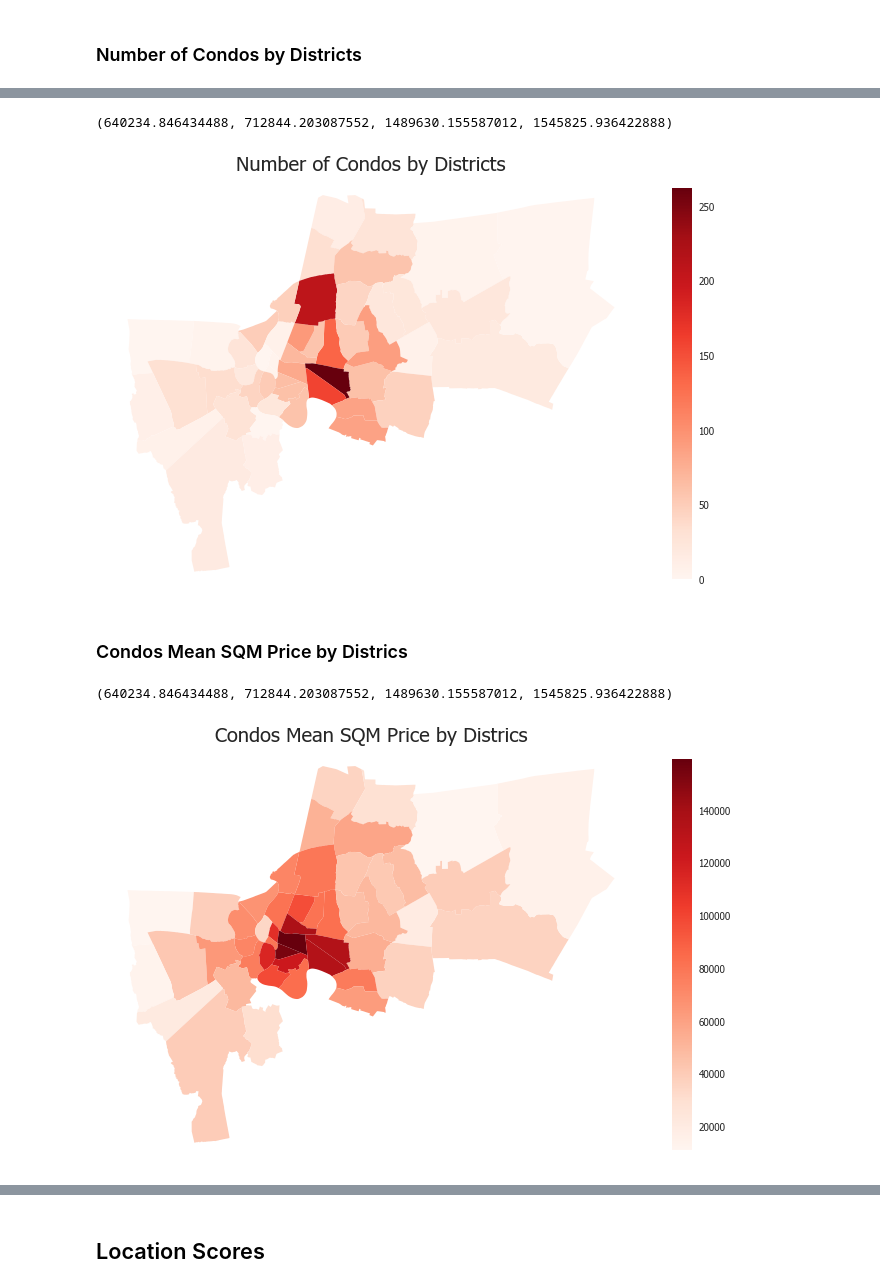
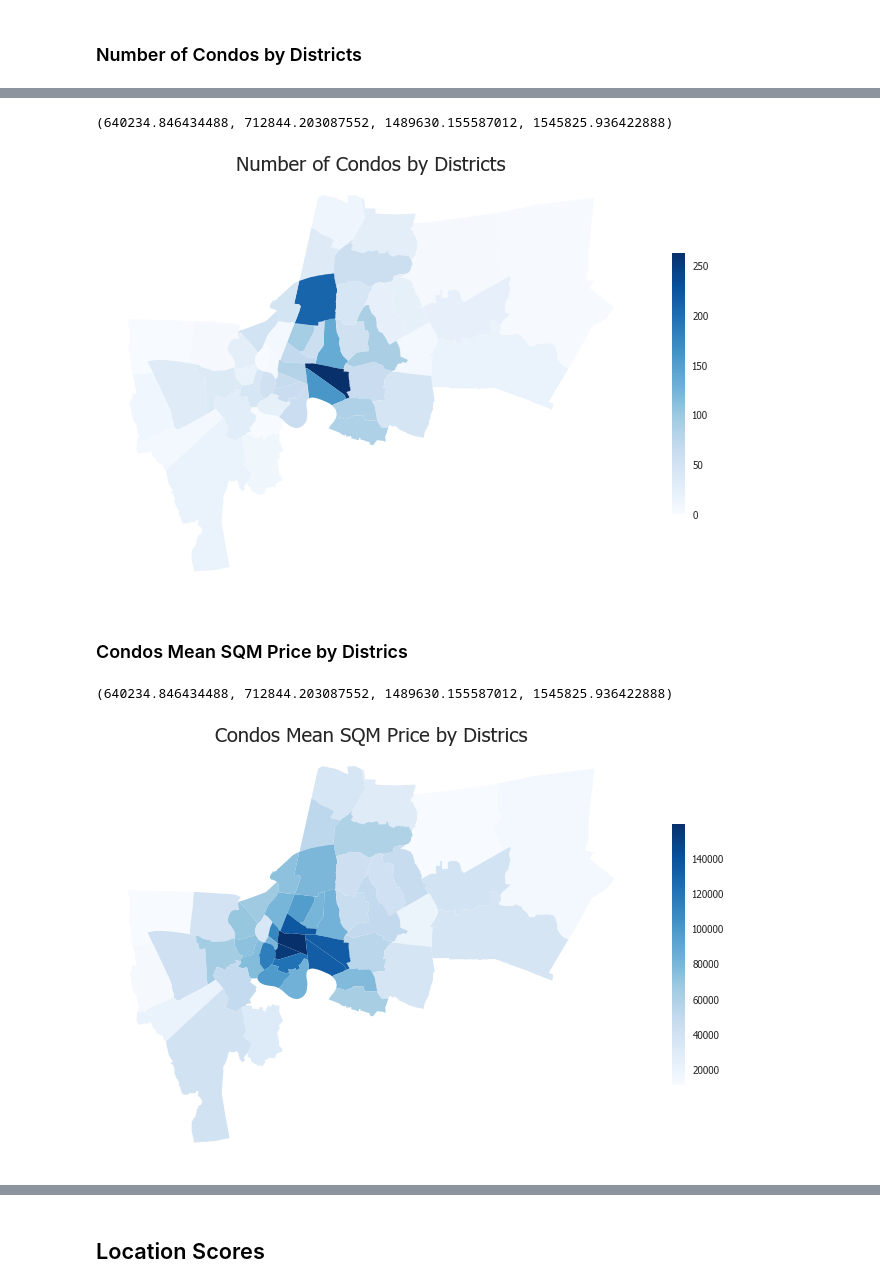
Before and after one commit to terjirapat/DADS5001-Project, a Jupyter notebook: project.ipynb, the cells around one changed output, grey strips where cells are left out. Saved outputs shown, nothing was run; the diff lists cells and outputs as text; code cells hidden in the pictures.

```diff
--- a/project.ipynb
+++ b/project.ipynb
@@ -436,20 +429,20 @@ geo['dname'] = geo['dname'].replace(to_replace ='เขต', value = '', regex =
 geo = pd.merge(geo, dct_count, left_on='dname', right_on=dct_count.index, how='left')
 geo.fillna(0, inplace=True)
 # %%
-geo.plot(column='n_condos', cmap='Reds', figsize=(12,12), legend=True, legend_kwds={'shrink': 0.6})
+geo.plot(column='n_condos', cmap='Blues', figsize=(12,12), legend=True, legend_kwds={'shrink': 0.4})
 plt.title('Number of Condos by Districts', fontsize = 20)
 plt.axis('off')
 # %% [output]
 (640234.846434488, 712844.203087552, 1489630.155587012, 1545825.936422888)
-[figure, old version]
+[figure, new version]
 # %% [markdown]
 ### Condos Mean SQM Price by Districs
 # %%
 geo = pd.merge(geo, dct_mean[['pricesqm']], left_on='dname', right_on=dct_count.index, how='left')
 # %%
-geo.plot(column='pricesqm', cmap='Reds', figsize=(12,12), legend=True, legend_kwds={'shrink': 0.6})
+geo.plot(column='pricesqm', cmap='Blues', figsize=(12,12), legend=True, legend_kwds={'shrink': 0.4})
 plt.title('Condos Mean SQM Price by Districs', fontsize = 20)
 plt.axis('off')
 # %% [output]
 (640234.846434488, 712844.203087552, 1489630.155587012, 1545825.936422888)
-[figure, old version]
+[figure, new version]
```
Also changed, not shown: parts of 17 cells of this notebook, 1 other file.
